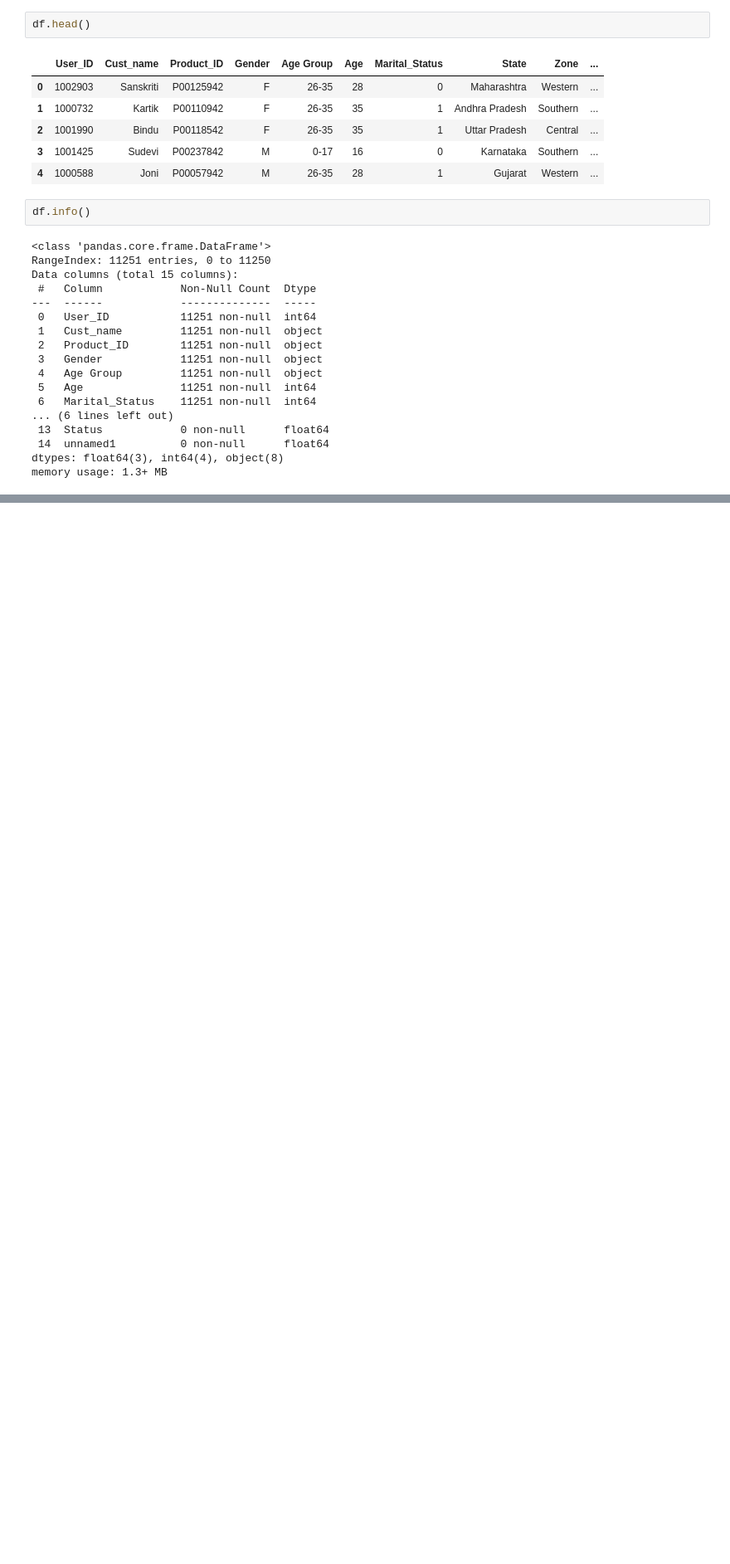
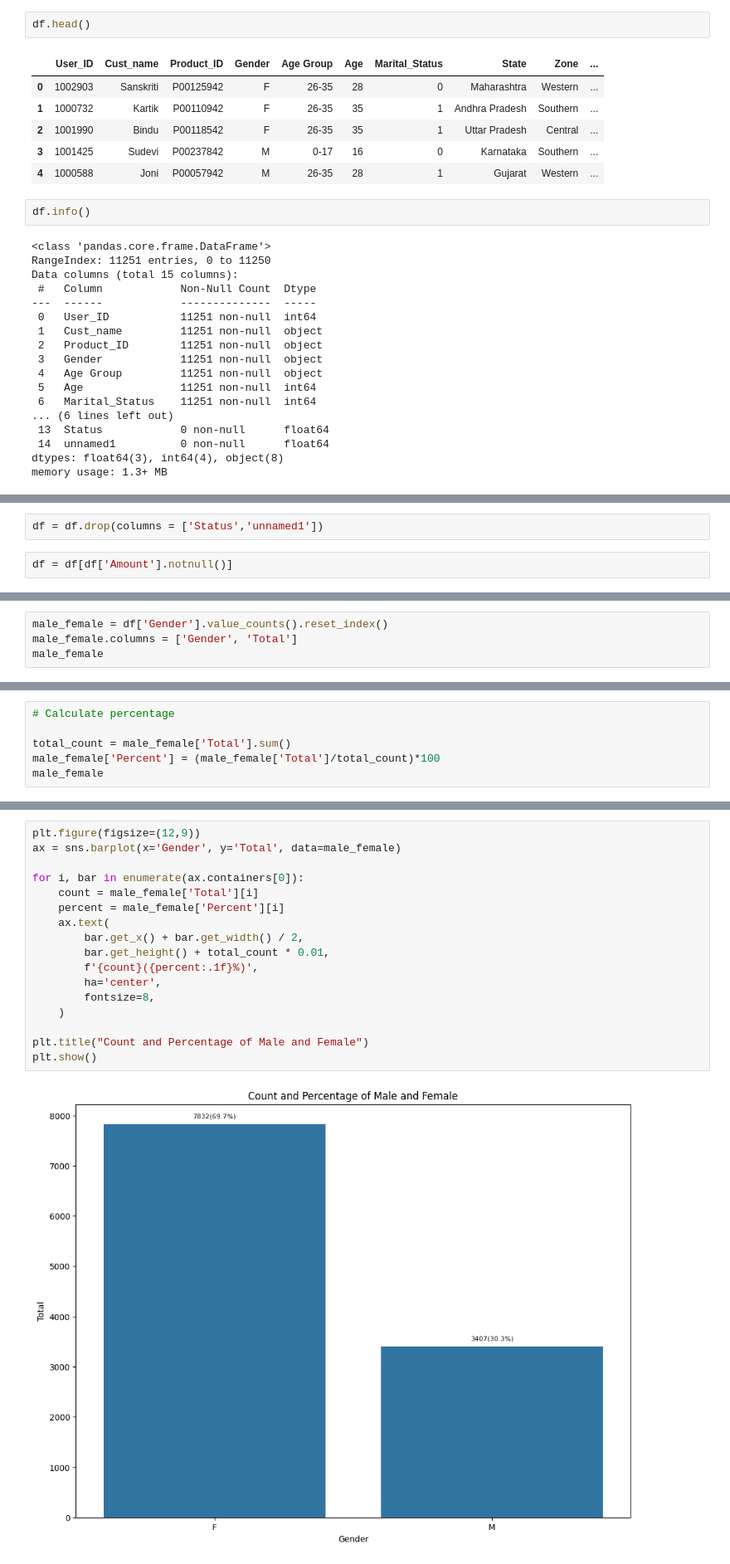
Before and after one commit to gauravvxv/Diwali-Sales-Analysis, a Jupyter notebook: Notebook/Sales.ipynb, the cells around one changed output, grey strips where cells are left out. Shown at 83% size. Cells and saved outputs as stored; diff of their text form; blank space fills up the shorter version.

```diff
--- a/Notebook/Sales.ipynb
+++ b/Notebook/Sales.ipynb
@@ -61,0 +102,4 @@ memory usage: 1.3+ MB
+# %%
+df = df.drop(columns = ['Status','unnamed1'])
+# %%
+df = df[df['Amount'].notnull()]
@@ -61,0 +133,4 @@ memory usage: 1.3+ MB
+# %%
+male_female = df['Gender'].value_counts().reset_index()
+male_female.columns = ['Gender', 'Total']
+male_female
@@ -61,0 +141,6 @@ memory usage: 1.3+ MB
+# %%
+# Calculate percentage
+
+total_count = male_female['Total'].sum()
+male_female['Percent'] = (male_female['Total']/total_count)*100
+male_female
@@ -61,0 +151,19 @@ memory usage: 1.3+ MB
+# %%
+plt.figure(figsize=(12,9))
+ax = sns.barplot(x='Gender', y='Total', data=male_female)
+
+for i, bar in enumerate(ax.containers[0]):
+    count = male_female['Total'][i]
+    percent = male_female['Percent'][i]
+    ax.text(
+        bar.get_x() + bar.get_width() / 2,
+        bar.get_height() + total_count * 0.01,
+        f'{count}({percent:.1f}%)',
+        ha='center',
+        fontsize=8,
+    )
+
+plt.title("Count and Percentage of Male and Female")
+plt.show()
+# %% [output]
+[figure, added]
```
Also changed, not shown: parts of 9 cells of this notebook.
